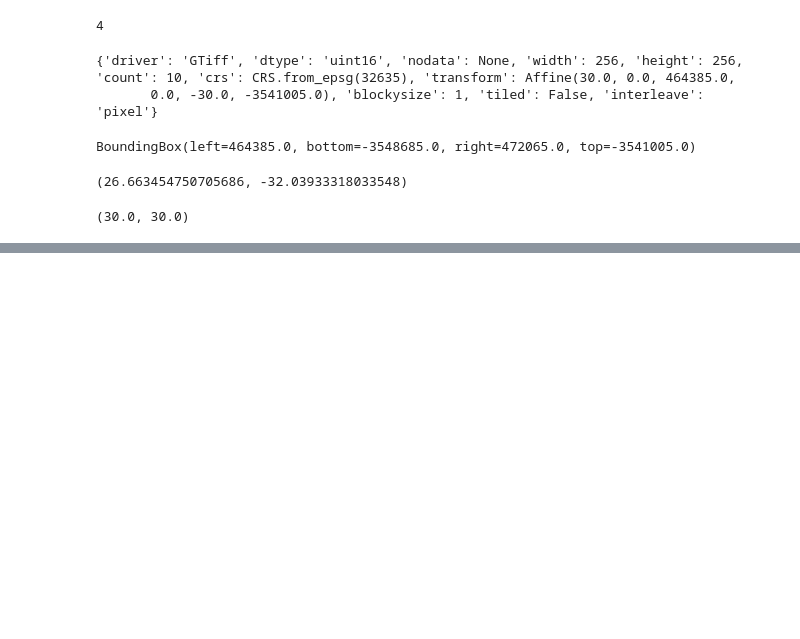
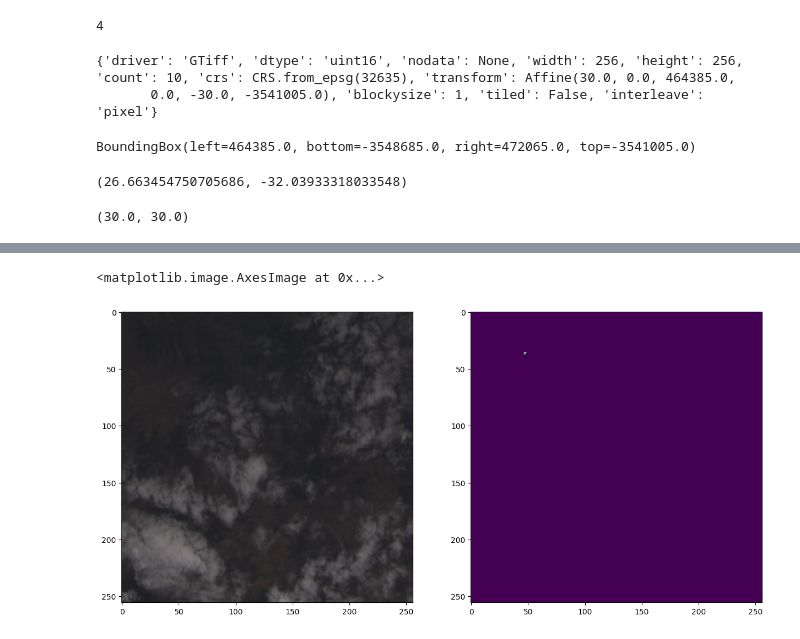
Before and after one commit to ChoChoMinSeo/ai_spark_oaz, a Jupyter notebook: minseo/viewer.ipynb, the cells around one changed output, grey strips where cells are left out. Cells and saved outputs as stored; diff of their text form; code cells hidden in the pictures; blank space fills up the shorter version.

```diff
--- a/minseo/viewer.ipynb
+++ b/minseo/viewer.ipynb
@@ -56,0 +119,11 @@ for i in range(2):
+# %%
+#rgb
+rgb = [3,2,1]
+fig,axs = plt.subplots(1,2)
+fig.set_figheight(8)
+fig.set_figwidth(15)
+axs[0].imshow(img_8[:,:,rgb])
+axs[1].imshow(mask)
+# %% [output]
+<matplotlib.image.AxesImage at 0x...>
+[figure, added]
```
Also changed, not shown: parts of 18 cells of this notebook, 5 other files.
